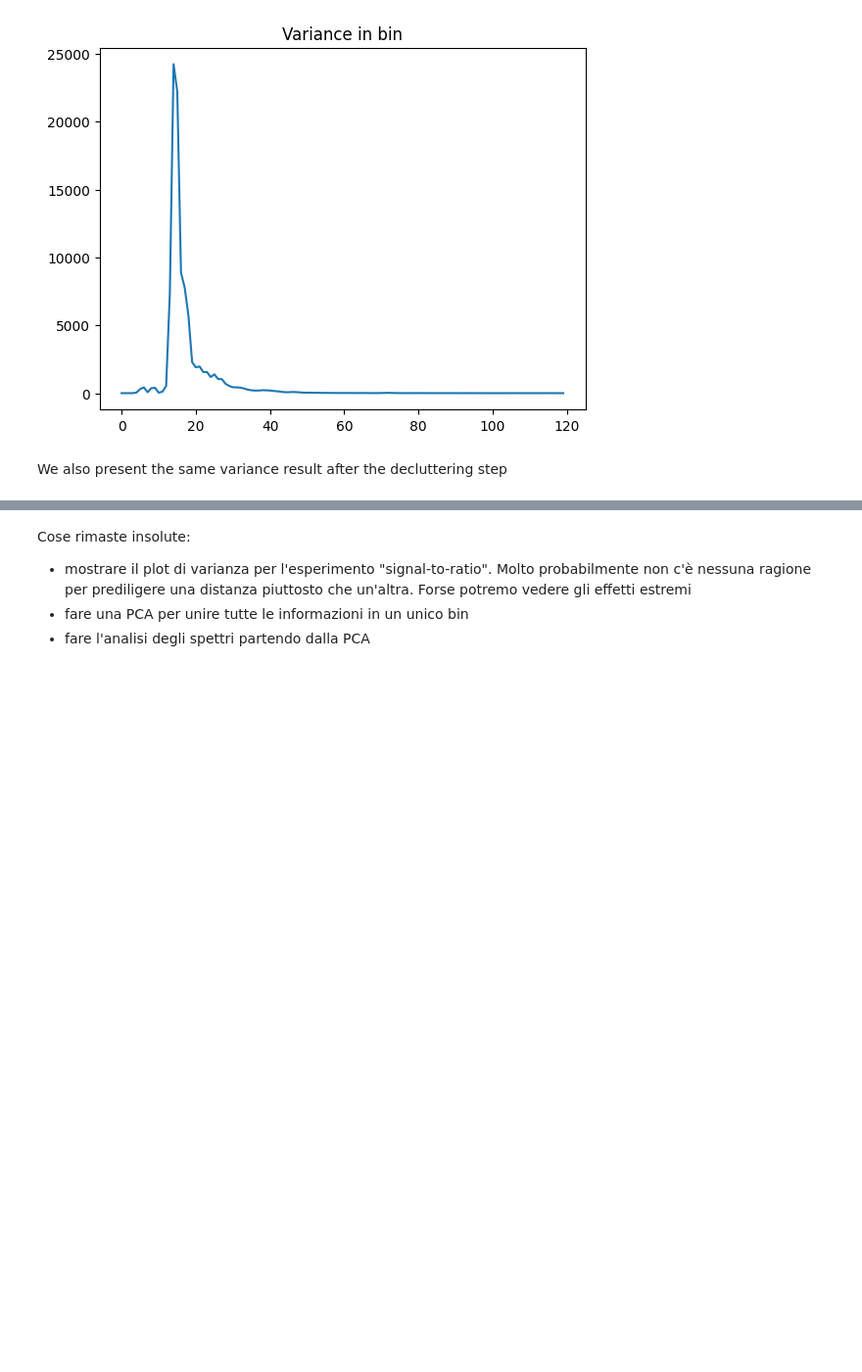
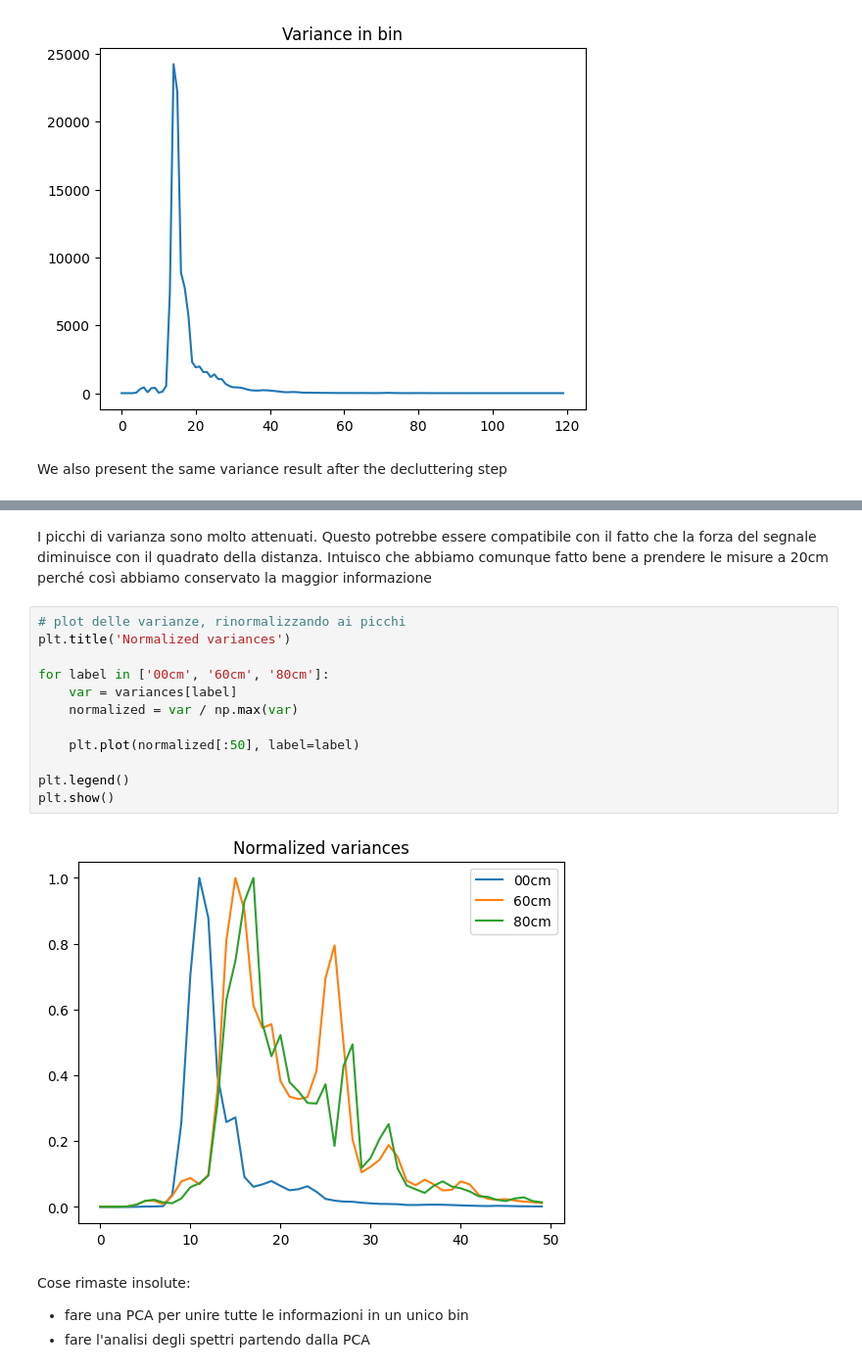
Before and after one commit to FattiMei/smart-trainer, a Jupyter notebook: analysis/classic.ipynb, the cells around one changed output, grey strips where cells are left out. Shown: that part at 98% size. Drawn from its saved outputs; the diff is of its cells as text; blank space fills up the shorter version.

```diff
--- a/analysis/classic.ipynb
+++ b/analysis/classic.ipynb
@@ -112,5 +198,20 @@ plt.show()
+# %% [markdown]
+I picchi di varianza sono molto attenuati. Questo potrebbe essere compatibile con il fatto che la forza del segnale diminuisce con il quadrato della distanza. Intuisco che abbiamo comunque fatto bene a prendere le misure a 20cm perché così abbiamo conservato la maggior informazione
+# %%
+# plot delle varianze, rinormalizzando ai picchi
+plt.title('Normalized variances')
+
+for label in ['00cm', '60cm', '80cm']:
+    var = variances[label]
+    normalized = var / np.max(var)
+
+    plt.plot(normalized[:50], label=label)
+
+plt.legend()
+plt.show()
+# %% [output]
+[figure, added]
 # %% [markdown]
 Cose rimaste insolute:
-  * mostrare il plot di varianza per l'esperimento "signal-to-ratio". Molto probabilmente non c'è nessuna ragione per prediligere una distanza piuttosto che un'altra. Forse potremo vedere gli effetti estremi
   * fare una PCA per unire tutte le informazioni in un unico bin
   * fare l'analisi degli spettri partendo dalla PCA
```
Also changed, not shown: parts of 7 cells of this notebook.
